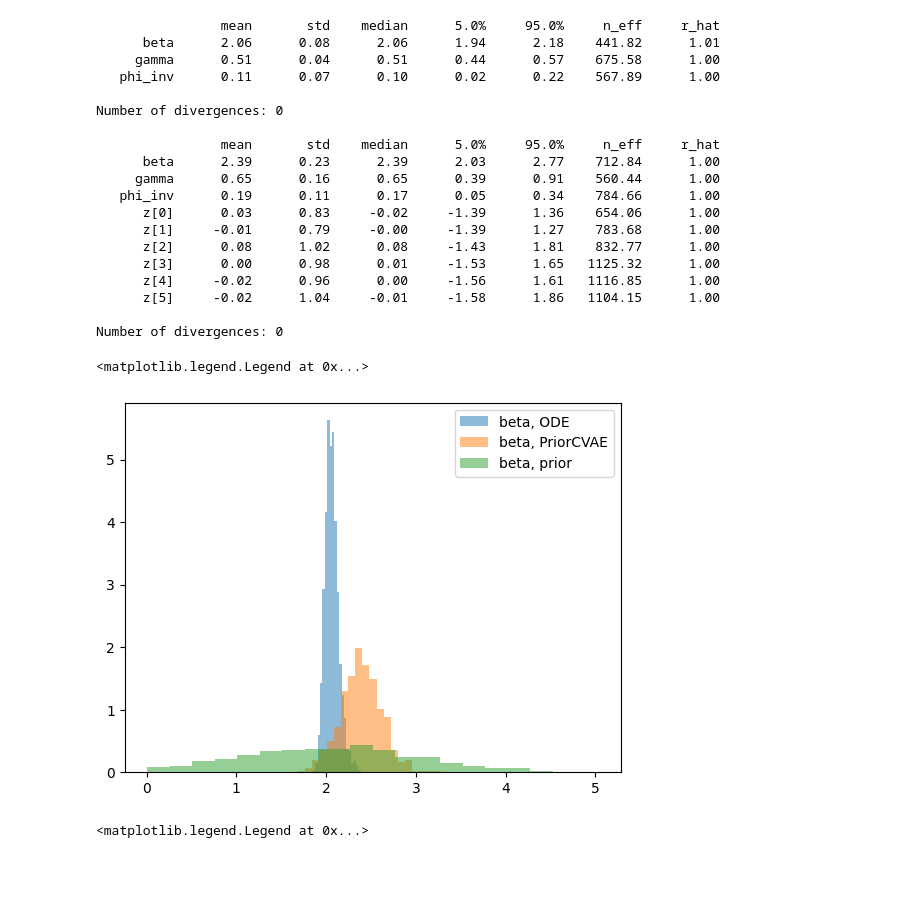
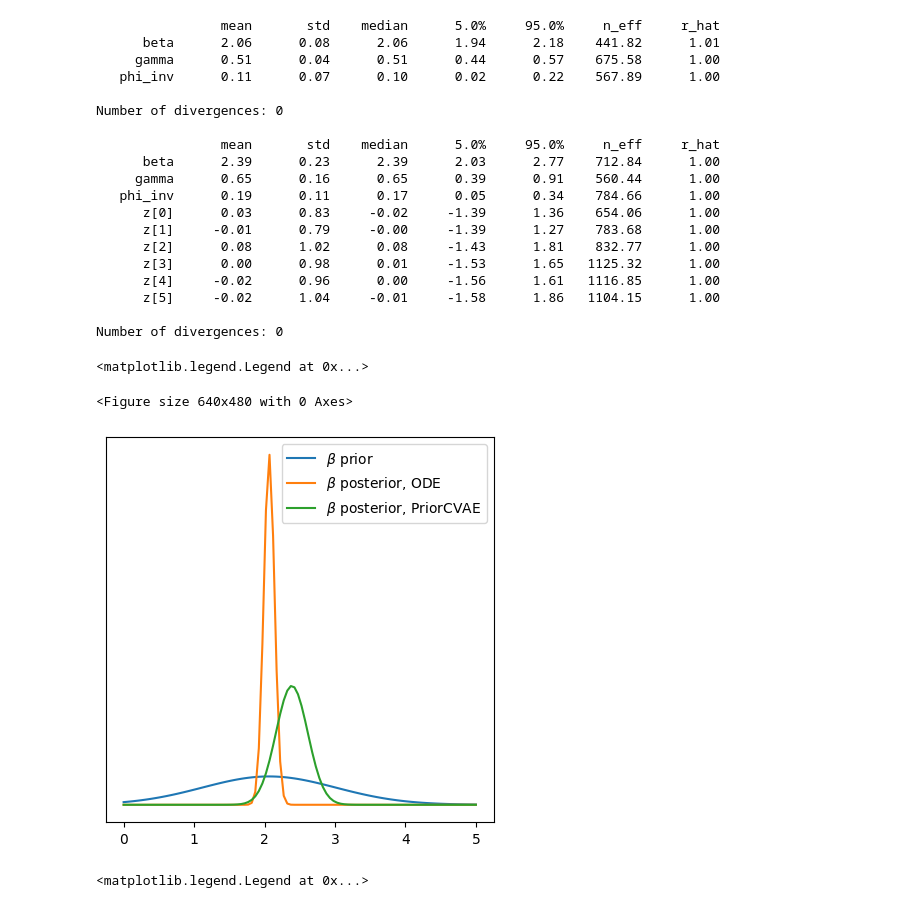
Before and after one commit to elizavetasemenova/PriorCVAE_JAX, a Jupyter notebook: experiments/SIR/notebook/5_SIR_inference_CVAE.ipynb, the cells around one changed output. Cells and saved outputs as stored; diff of their text form; code cells hidden in the pictures; blank space fills up the shorter version.

Commit message:
SIR plotting

```diff
--- a/experiments/SIR/notebook/5_SIR_inference_CVAE.ipynb
+++ b/experiments/SIR/notebook/5_SIR_inference_CVAE.ipynb
@@ -321,13 +326,45 @@ beta_prior = sir_sims['beta']
 gamma_prior = sir_sims['gamma']
 phi_inv_prior = sir_sims['phi']
 # %%
-plt.hist(beta_ode, bins=20, label='beta, ODE', alpha=0.5, density=True)
-plt.hist(beta_vae, bins=20, label='beta, PriorCVAE', alpha=0.5, density=True)
-plt.hist(beta_prior, bins=20, label='beta, prior', alpha=0.5, density=True)
-plt.legend()
+#plt.hist(beta_ode, bins=20, label='beta, ODE', alpha=0.5, density=True)
+#plt.hist(beta_vae, bins=20, label='beta, PriorCVAE', alpha=0.5, density=True)
+#plt.hist(beta_prior, bins=20, label='beta, prior', alpha=0.5, density=True)
+#plt.legend()
-# %% [output]
-<matplotlib.legend.Legend at 0x...>
-[figure, removed]
+# %%
+beta_prior_mean = np.mean(beta_prior)
+beta_prior_sigma = np.std(beta_prior)
+
+beta_ode_mean = np.mean(beta_ode)
+beta_ode_sigma = np.std(beta_ode)
+
+beta_vae_mean = np.mean(beta_vae)
+beta_vae_sigma = np.std(beta_vae)
+
+x_tmp = np.linspace(-0.001, 5, 100)
+
+plt.clf()
+fig, axs = plt.subplots(1, 1, figsize=(5, 5))
+#plt.hlines(1, x_tmp[0], x_tmp[-1], color="tab:red", linestyle="dashed")
+plt.plot(x_tmp, scipy.stats.norm.pdf(x_tmp, beta_prior_mean, beta_prior_sigma), label=r'$\beta$ prior')
+plt.plot(x_tmp, scipy.stats.norm.pdf(x_tmp, beta_ode_mean, beta_ode_sigma), label=r'$\beta$ posterior, ODE ')
+plt.plot(x_tmp, scipy.stats.norm.pdf(x_tmp, beta_vae_mean, beta_vae_sigma), label=r'$\beta$ posterior, PriorCVAE')
+
+#plt.xlim([0, 1])
+#plt.ylim([0, 3])
+#plt.xticks([])
+plt.yticks([])
+
+plt.legend()
+
+#output_tik_path = os.path.join(output_path, "SIR", f"SIR_beta_posterior.tex")
+#tikzplotlib.save(output_tik_path,
+#                 figurewidth='\\figurewidth', figureheight='\\figureheight',
+#                 tex_relative_path_to_data='fig/',
+#                 figure=fig)
+# %% [output]
+<matplotlib.legend.Legend at 0x...>
+<Figure size 640x480 with 0 Axes>
+[figure, added]
 # %%
 plt.hist(gamma_ode, bins=20, label='gamma, ODE', alpha=0.5, density=True)
 plt.hist(gamma_vae, bins=20, label='gamma, PriorCVAE', alpha=0.5, density=True)
```
Also changed, not shown: parts of 5 cells of this notebook.
